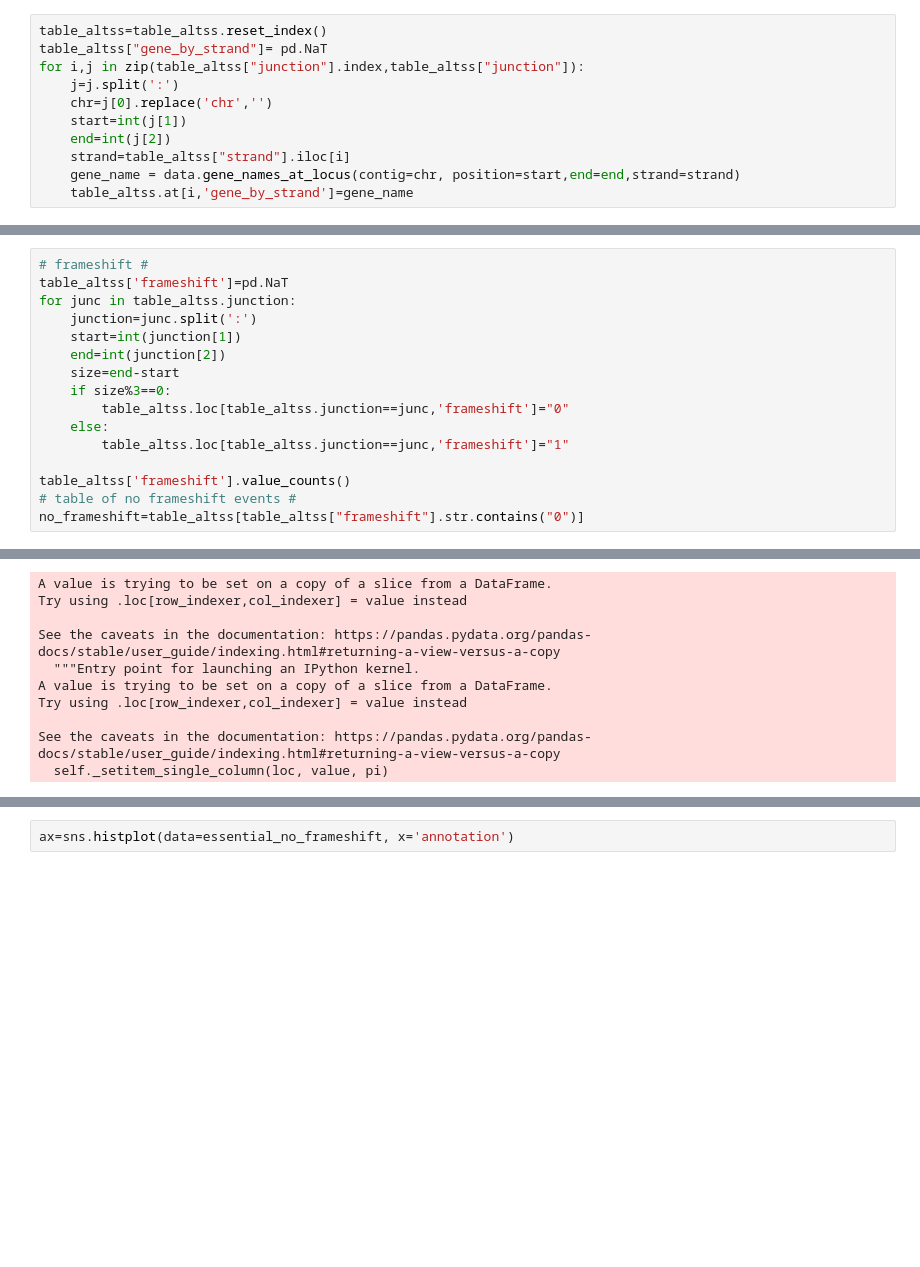
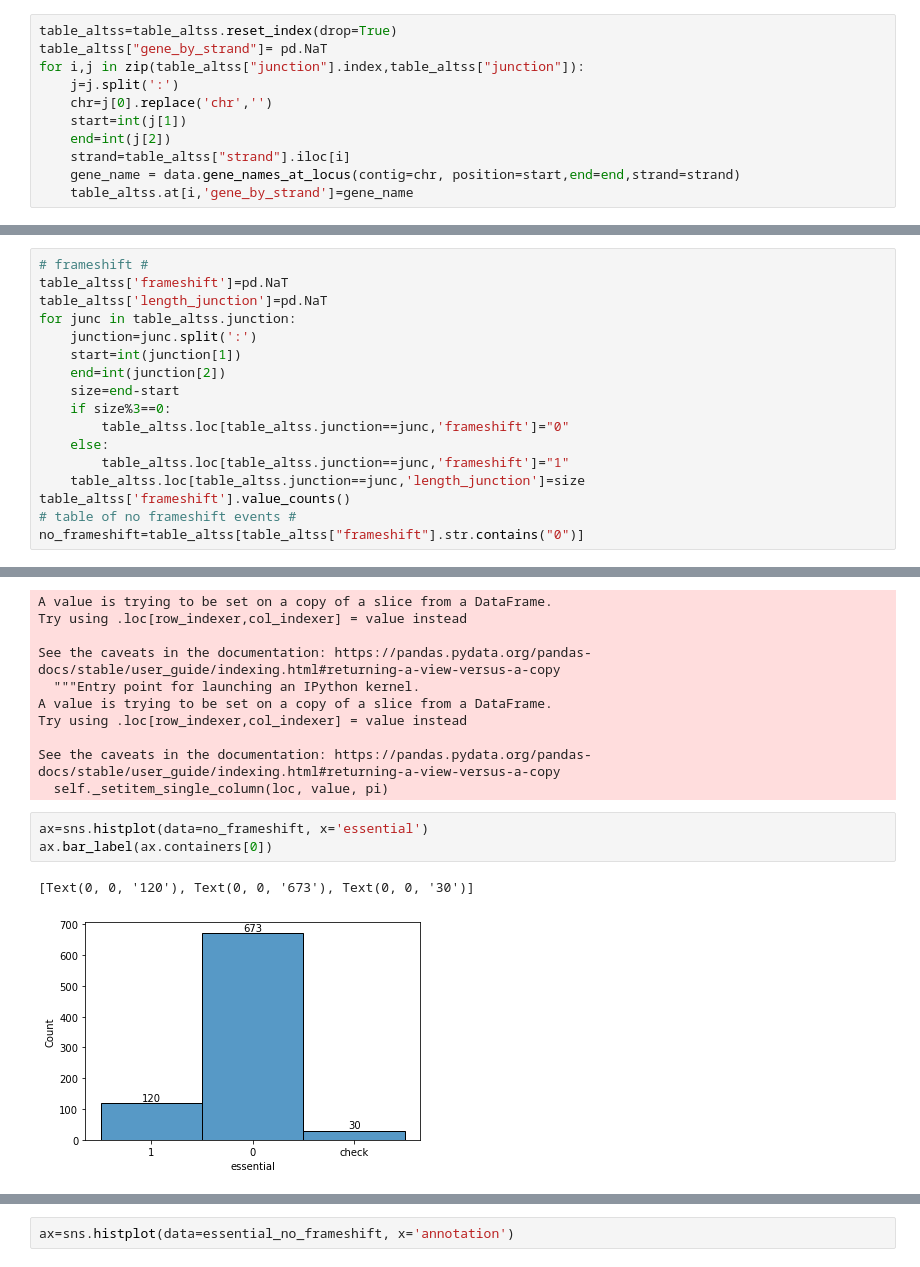
Before and after one commit to rachelcw/junction_table, a Jupyter notebook: junction_table.ipynb, the cells around one changed output, grey strips where cells are left out. Saved outputs shown, nothing was run; the diff lists cells and outputs as text; blank space fills up the shorter version.

```diff
--- a/junction_table.ipynb
+++ b/junction_table.ipynb
@@ -142,7 +175,7 @@ table["cluster"].value_counts().value_counts()
 # table of 5/3 known events #
 table_altss=table[table["identified_gtf"].str.contains("\d")]
 # %%
-table_altss=table_altss.reset_index()
+table_altss=table_altss.reset_index(drop=True)
 table_altss["gene_by_strand"]= pd.NaT
 for i,j in zip(table_altss["junction"].index,table_altss["junction"]):
     j=j.split(':')
@@ -172,6 +205,7 @@ table_altss.loc[(table_altss['identified_gtf'].str.contains(condition))&(table_a
 # %%
 # frameshift #
 table_altss['frameshift']=pd.NaT
+table_altss['length_junction']=pd.NaT
 for junc in table_altss.junction:
     junction=junc.split(':')
     start=int(junction[1])
@@ -181,7 +215,7 @@ for junc in table_altss.junction:
         table_altss.loc[table_altss.junction==junc,'frameshift']="0"
     else:
         table_altss.loc[table_altss.junction==junc,'frameshift']="1"
-
+    table_altss.loc[table_altss.junction==junc,'length_junction']=size
 table_altss['frameshift'].value_counts()
 # table of no frameshift events #
 no_frameshift=table_altss[table_altss["frameshift"].str.contains("0")]
@@ -216,5 +250,11 @@ Try using .loc[row_indexer,col_indexer] = value instead
 
 See the caveats in the documentation: https://pandas.pydata.org/pandas-docs/stable/user_guide/indexing.html#returning-a-view-versus-a-copy
   self._setitem_single_column(loc, value, pi)
+# %%
+ax=sns.histplot(data=no_frameshift, x='essential')
+ax.bar_label(ax.containers[0])
+# %% [output]
+[Text(0, 0, '120'), Text(0, 0, '673'), Text(0, 0, '30')]
+[figure, added]
 # %%
 essential_no_frameshift=no_frameshift[no_frameshift["essential"].str.contains("1")]
```
Also changed, not shown: parts of 12 cells of this notebook.
